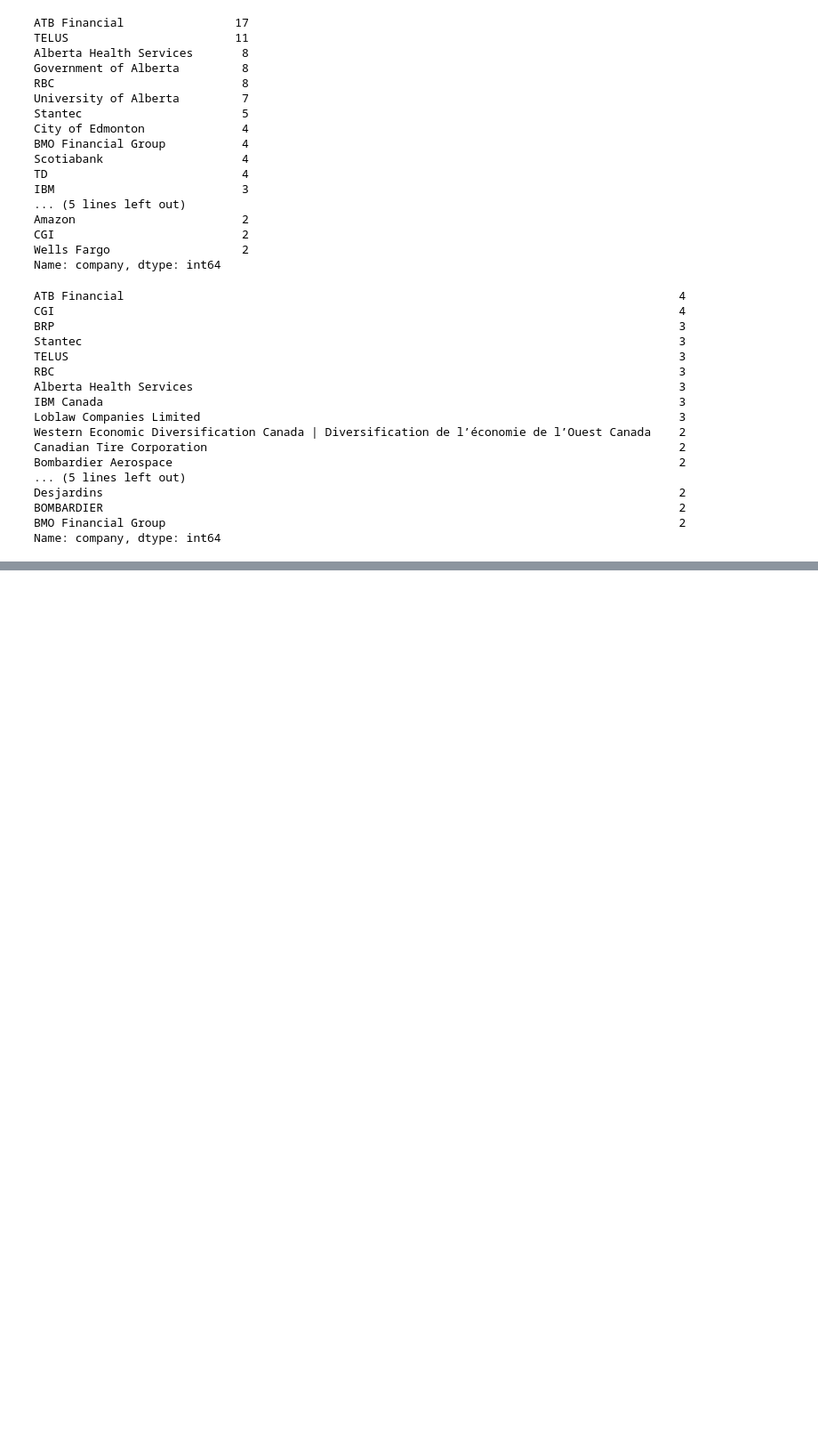
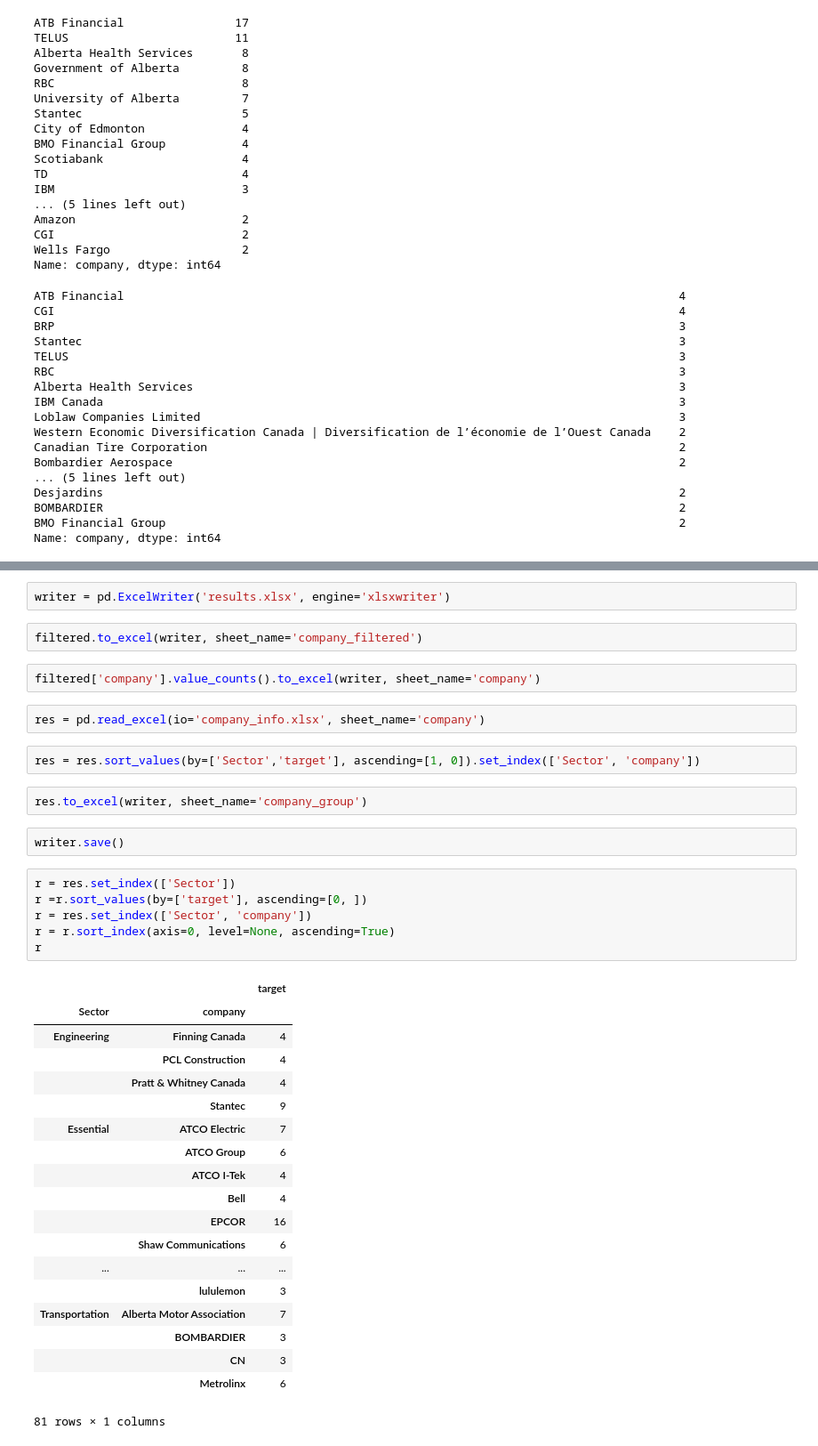
Before and after one commit to cimadure/datascience, a Jupyter notebook: vizualise/analysis.ipynb, the cells around one changed output, grey strips where cells are left out. Shown at 89% size. Cells and saved outputs as stored; diff of their text form; blank space fills up the shorter version.

```diff
--- a/vizualise/analysis.ipynb
+++ b/vizualise/analysis.ipynb
@@ -213,0 +289,40 @@ Name: company, dtype: int64
+# %%
+writer = pd.ExcelWriter('results.xlsx', engine='xlsxwriter')
+# %%
+filtered.to_excel(writer, sheet_name='company_filtered')
+# %%
+filtered['company'].value_counts().to_excel(writer, sheet_name='company')
+# %%
+res = pd.read_excel(io='company_info.xlsx', sheet_name='company')
+# %%
+res = res.sort_values(by=['Sector','target'], ascending=[1, 0]).set_index(['Sector', 'company'])
+# %%
+res.to_excel(writer, sheet_name='company_group')
+# %%
+writer.save()
+# %%
+r = res.set_index(['Sector'])
+r =r.sort_values(by=['target'], ascending=[0, ])
+r = res.set_index(['Sector', 'company'])
+r = r.sort_index(axis=0, level=None, ascending=True)
+r
+# %% [output]
+|  |  | target |
+| Sector | company |  |
+| Engineering | Finning Canada | 4 |
+|  | PCL Construction | 4 |
+|  | Pratt & Whitney Canada | 4 |
+|  | Stantec | 9 |
+| Essential | ATCO Electric | 7 |
+|  | ATCO Group | 6 |
+|  | ATCO I-Tek | 4 |
+|  | Bell | 4 |
+|  | EPCOR | 16 |
+|  | Shaw Communications | 6 |
+| ... | ... | ... |
+|  | lululemon | 3 |
+| Transportation | Alberta Motor Association | 7 |
+|  | BOMBARDIER | 3 |
+|  | CN | 3 |
+|  | Metrolinx | 6 |
+81 rows × 1 columns
```
Also changed, not shown: parts of 13 cells of this notebook, 1 other file.
